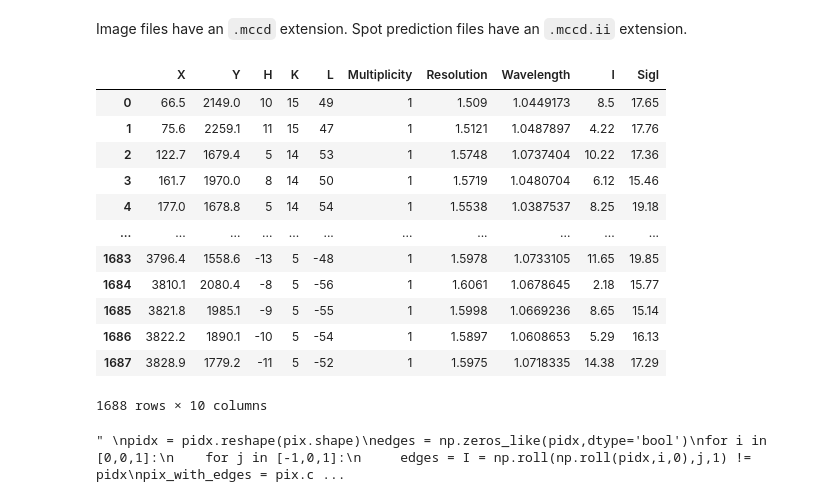
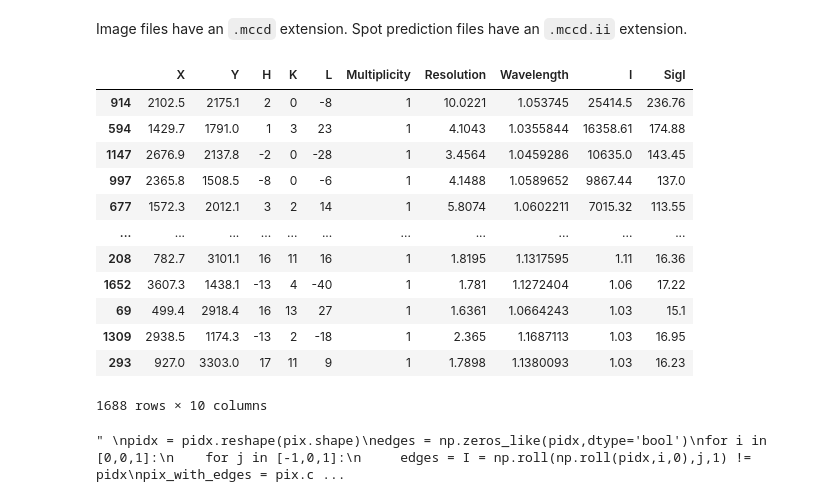
Before and after one commit to Hekstra-Lab/integrator, a Jupyter notebook: examples/integrate.ipynb, the cells around one changed output. Saved outputs shown, nothing was run; the diff lists cells and outputs as text; code cells hidden in the pictures.

```diff
--- a/examples/integrate.ipynb
+++ b/examples/integrate.ipynb
@@ -25,24 +25,24 @@ prediction_file = "e080_001.mccd.ii"
 # %%
 #maximum number of pixels considered for each reflection
 max_size = 1024
-img_data = ImageData([image_file], [prediction_file], max_size=max_size)
+img_data = StillData([image_file], [prediction_file], max_size=max_size)
 # %%
 # Predicted spot dataset
 # DataFrame of each reflection and its metadata
-img_data.get_data_set(0)
+img_data.get_data_set(0).sort_values(by='I',ascending=False)
 # %% [output]
 |  | X | Y | H | K | L | Multiplicity | Resolution | Wavelength | I | SigI |
-| 0 | 66.5 | 2149.0 | 10 | 15 | 49 | 1 | 1.509 | 1.0449173 | 8.5 | 17.65 |
-| 1 | 75.6 | 2259.1 | 11 | 15 | 47 | 1 | 1.5121 | 1.0487897 | 4.22 | 17.76 |
-| 2 | 122.7 | 1679.4 | 5 | 14 | 53 | 1 | 1.5748 | 1.0737404 | 10.22 | 17.36 |
-| 3 | 161.7 | 1970.0 | 8 | 14 | 50 | 1 | 1.5719 | 1.0480704 | 6.12 | 15.46 |
-| 4 | 177.0 | 1678.8 | 5 | 14 | 54 | 1 | 1.5538 | 1.0387537 | 8.25 | 19.18 |
+| 914 | 2102.5 | 2175.1 | 2 | 0 | -8 | 1 | 10.0221 | 1.053745 | 25414.5 | 236.76 |
+| 594 | 1429.7 | 1791.0 | 1 | 3 | 23 | 1 | 4.1043 | 1.0355844 | 16358.61 | 174.88 |
+| 1147 | 2676.9 | 2137.8 | -2 | 0 | -28 | 1 | 3.4564 | 1.0459286 | 10635.0 | 143.45 |
+| 997 | 2365.8 | 1508.5 | -8 | 0 | -6 | 1 | 4.1488 | 1.0589652 | 9867.44 | 137.0 |
+| 677 | 1572.3 | 2012.1 | 3 | 2 | 14 | 1 | 5.8074 | 1.0602211 | 7015.32 | 113.55 |
 | ... | ... | ... | ... | ... | ... | ... | ... | ... | ... | ... |
-| 1683 | 3796.4 | 1558.6 | -13 | 5 | -48 | 1 | 1.5978 | 1.0733105 | 11.65 | 19.85 |
-| 1684 | 3810.1 | 2080.4 | -8 | 5 | -56 | 1 | 1.6061 | 1.0678645 | 2.18 | 15.77 |
-| 1685 | 3821.8 | 1985.1 | -9 | 5 | -55 | 1 | 1.5998 | 1.0669236 | 8.65 | 15.14 |
-| 1686 | 3822.2 | 1890.1 | -10 | 5 | -54 | 1 | 1.5897 | 1.0608653 | 5.29 | 16.13 |
-| 1687 | 3828.9 | 1779.2 | -11 | 5 | -52 | 1 | 1.5975 | 1.0718335 | 14.38 | 17.29 |
+| 208 | 782.7 | 3101.1 | 16 | 11 | 16 | 1 | 1.8195 | 1.1317595 | 1.11 | 16.36 |
+| 1652 | 3607.3 | 1438.1 | -13 | 4 | -40 | 1 | 1.781 | 1.1272404 | 1.06 | 17.22 |
+| 69 | 499.4 | 2918.4 | 16 | 13 | 27 | 1 | 1.6361 | 1.0664243 | 1.03 | 15.1 |
+| 1309 | 2938.5 | 1174.3 | -13 | 2 | -18 | 1 | 2.365 | 1.1687113 | 1.03 | 16.95 |
+| 293 | 927.0 | 3303.0 | 17 | 11 | 9 | 1 | 1.7898 | 1.1380093 | 1.03 | 16.23 |
 1688 rows × 10 columns
 # %%
 # Read image
```
Also changed, not shown: parts of 5 cells of this notebook, 15 other files.
